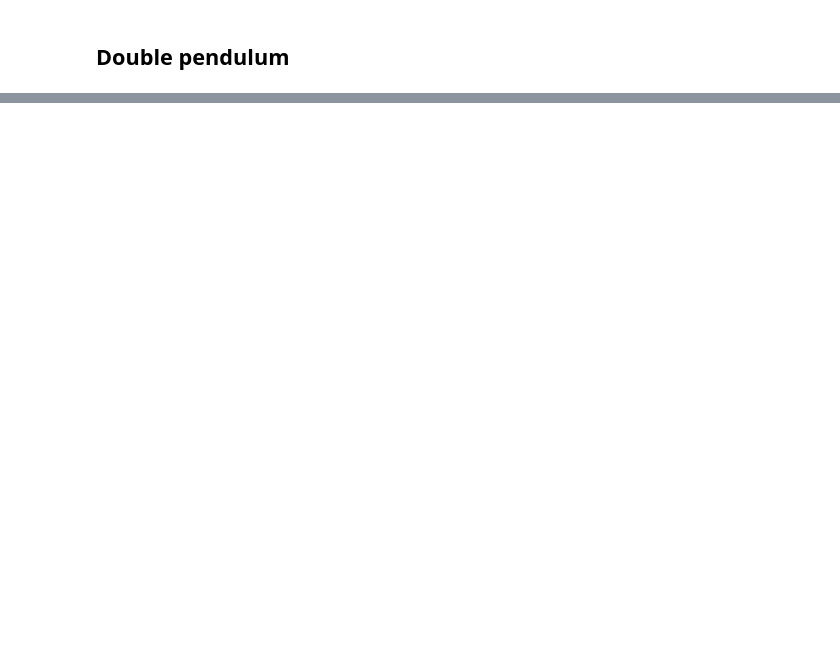
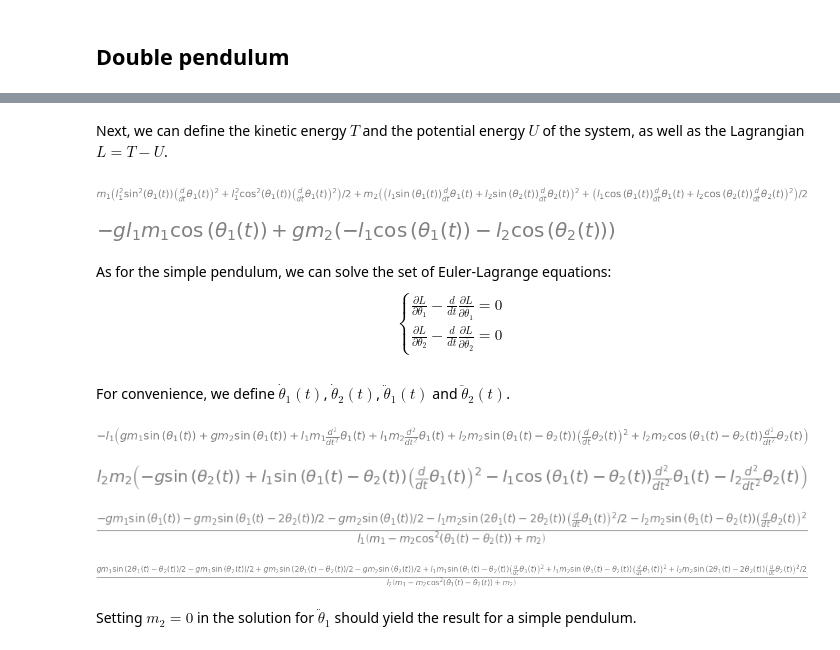
Before and after one commit to gjbex/Scientific-Python, a Jupyter notebook: source-code/sympy/pendulums.ipynb, the cells around one changed output, grey strips where cells are left out. Saved outputs shown, nothing was run; the diff lists cells and outputs as text; code cells hidden in the pictures; blank space fills up the shorter version.

```diff
--- a/source-code/sympy/pendulums.ipynb
+++ b/source-code/sympy/pendulums.ipynb
@@ -163,0 +224,13 @@ The double pendulum is more complicated system that can even exhibit chaotic beh
+# %% [markdown]
+Next, we can define the kinetic energy $T$ and the potential energy $U$ of the system, as well as the Lagrangian $L = T - U$.
+# %%
+T = m1*(x1.diff(t)**2 + y1.diff(t)**2)/2 + \
+    m2*(x2.diff(t)**2 + y2.diff(t)**2)/2
+T
+# %% [output]
+[figure, added]
+# %%
+U = m1*g*y1 + m2*g*y2
+U
+# %% [output]
+[figure, added]
@@ -163,0 +239,10 @@ The double pendulum is more complicated system that can even exhibit chaotic beh
+# %% [markdown]
+As for the simple pendulum, we can solve the set of Euler-Lagrange equations:
+$$
+    \begin{cases}
+        \frac{\partial L}{\partial \theta_1} - \frac{d}{d t} \frac{\partial L}{\partial \dot{\theta_1}} = 0 \\
+        \frac{\partial L}{\partial \theta_2} - \frac{d}{d t} \frac{\partial L}{\partial \dot{\theta_2}} = 0
+    \end{cases}
+$$
+# %% [markdown]
+For convenience, we define $\dot{\theta}_1(t)$, $\dot{\theta}_2(t)$, $\ddot{\theta}_1(t)$ and $\ddot{\theta}_2(t)$.
@@ -163,0 +252,10 @@ The double pendulum is more complicated system that can even exhibit chaotic beh
+# %%
+EL_eq1 = (L.diff(theta1) - L.diff(theta1_dot).diff(t)).simplify()
+EL_eq1
+# %% [output]
+[figure, added]
+# %%
+EL_eq2 = (L.diff(theta2) - L.diff(theta2_dot).diff(t)).simplify()
+EL_eq2
+# %% [output]
+[figure, added]
@@ -163,0 +264,10 @@ The double pendulum is more complicated system that can even exhibit chaotic beh
+# %%
+rhs[theta1_ddot].simplify()
+# %% [output]
+[figure, added]
+# %%
+rhs[theta2_ddot].simplify()
+# %% [output]
+[figure, added]
+# %% [markdown]
+Setting $m_2 = 0$ in the solution for $\ddot{\theta}_1$ should yield the result for a simple pendulum.
```
Also changed, not shown: parts of 17 cells of this notebook.
